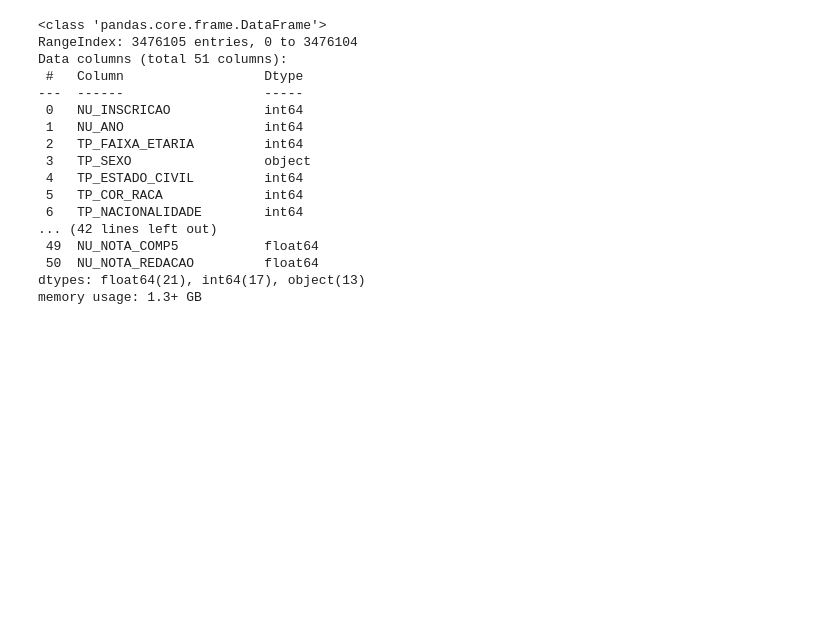
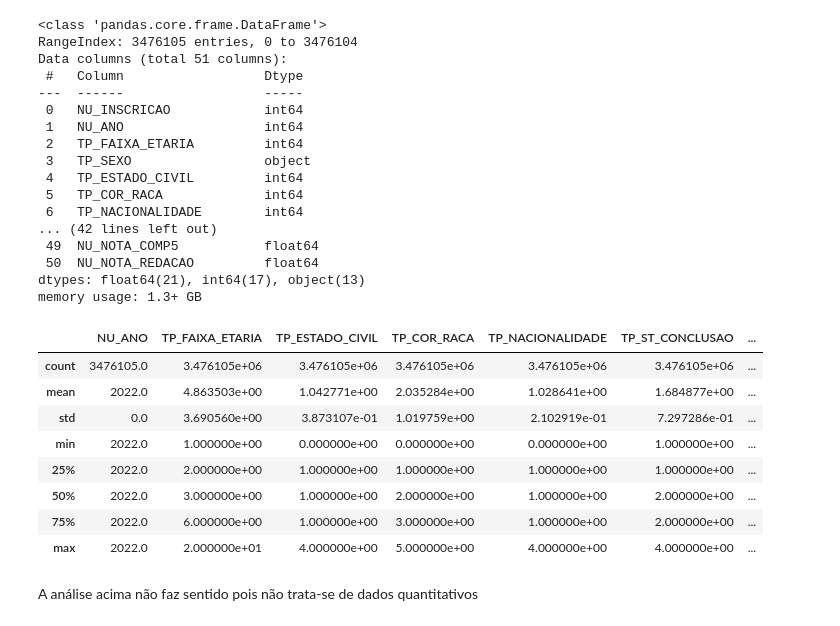
Before and after one commit to Grupo-B-Turma-2-Ada-VemSerTech/Projeto_Mod04_Ada_VemSerTech, a Jupyter notebook: Projeto.ipynb, the cells around one changed output. Saved outputs shown, nothing was run; the diff lists cells and outputs as text; code cells hidden in the pictures; blank space fills up the shorter version.

```diff
--- a/Projeto.ipynb
+++ b/Projeto.ipynb
@@ -228,3 +228,30 @@ Data columns (total 51 columns):
  50  NU_NOTA_REDACAO         float64
 dtypes: float64(21), int64(17), object(13)
 memory usage: 1.3+ GB
+# %%
+colunas = ['NU_ANO',
+'TP_FAIXA_ETARIA',
+'TP_SEXO',
+'TP_ESTADO_CIVIL',
+'TP_COR_RACA',
+'TP_NACIONALIDADE',
+'TP_ST_CONCLUSAO',
+'TP_ANO_CONCLUIU',
+'TP_ESCOLA',
+'TP_ENSINO',
+'IN_TREINEIRO']
+colunas
+#df_enem.describe(['NU_ANO','TP_FAIXA_ETARIA'])
+df_enem[colunas].describe()
+# %% [output]
+|  | NU_ANO | TP_FAIXA_ETARIA | TP_ESTADO_CIVIL | TP_COR_RACA | TP_NACIONALIDADE | TP_ST_CONCLUSAO | ... |
+| count | 3476105.0 | 3.476105e+06 | 3.476105e+06 | 3.476105e+06 | 3.476105e+06 | 3.476105e+06 | ... |
+| mean | 2022.0 | 4.863503e+00 | 1.042771e+00 | 2.035284e+00 | 1.028641e+00 | 1.684877e+00 | ... |
+| std | 0.0 | 3.690560e+00 | 3.873107e-01 | 1.019759e+00 | 2.102919e-01 | 7.297286e-01 | ... |
+| min | 2022.0 | 1.000000e+00 | 0.000000e+00 | 0.000000e+00 | 0.000000e+00 | 1.000000e+00 | ... |
+| 25% | 2022.0 | 2.000000e+00 | 1.000000e+00 | 1.000000e+00 | 1.000000e+00 | 1.000000e+00 | ... |
+| 50% | 2022.0 | 3.000000e+00 | 1.000000e+00 | 2.000000e+00 | 1.000000e+00 | 2.000000e+00 | ... |
+| 75% | 2022.0 | 6.000000e+00 | 1.000000e+00 | 3.000000e+00 | 1.000000e+00 | 2.000000e+00 | ... |
+| max | 2022.0 | 2.000000e+01 | 4.000000e+00 | 5.000000e+00 | 4.000000e+00 | 4.000000e+00 | ... |
+# %% [markdown]
+A análise acima não faz sentido pois não trata-se de dados quantitativos
```
Also changed, not shown: parts of 2 cells of this notebook.
